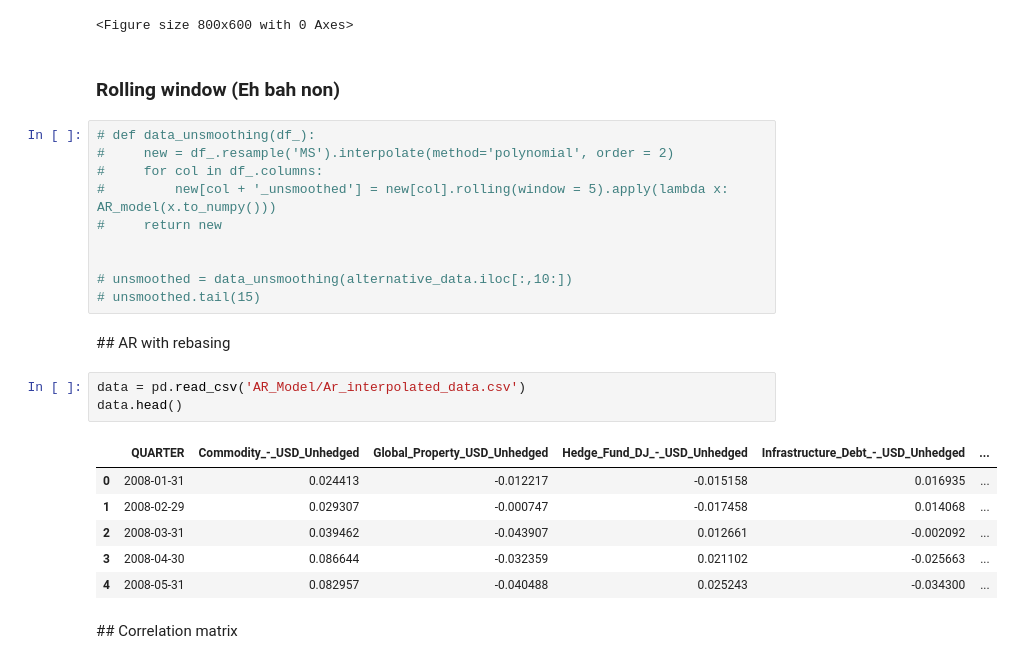
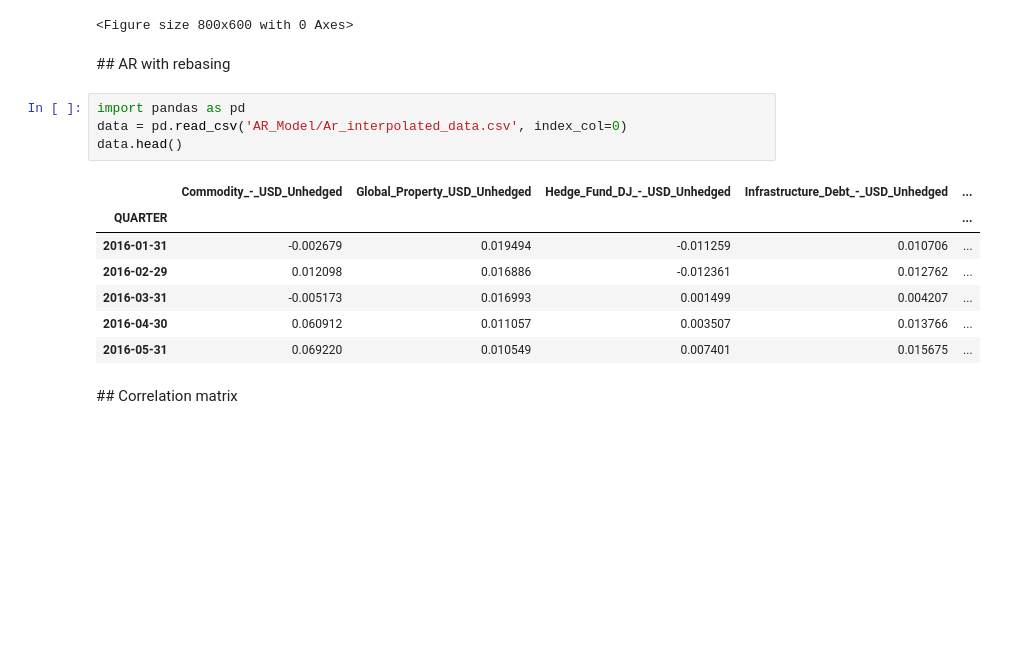
Before and after one commit to Perann/STAT_APP, a Jupyter notebook: main.ipynb, the cells around one changed output. Saved outputs shown, nothing was run; the diff lists cells and outputs as text; blank space fills up the shorter version.

```diff
--- a/main.ipynb
+++ b/main.ipynb
@@ -554,30 +554,20 @@ corr_matrix  = unsmoothed_linear[[col for col in unsmoothed_linear.columns if "u
 | Private_Equity_USD_Unhedged_unsmo... | 0.36 | 0.83 | 0.79 | -0.16 | ... |
 | UK_Property_Direct_-_USD_Unhedged... | 0.41 | 0.83 | 0.49 | -0.04 | ... |
 <Figure size 800x600 with 0 Axes>
-# %% [markdown]
-### Rolling window (Eh bah non)
-# %%
-# def data_unsmoothing(df_):
-#     new = df_.resample('MS').interpolate(method='polynomial', order = 2)
-#     for col in df_.columns:
-#         new[col + '_unsmoothed'] = new[col].rolling(window = 5).apply(lambda x: AR_model(x.to_numpy()))
-#     return new
-
-
-# unsmoothed = data_unsmoothing(alternative_data.iloc[:,10:])
-# unsmoothed.tail(15)
 # %% [markdown]
 ## AR with rebasing
 # %%
-data = pd.read_csv('AR_Model/Ar_interpolated_data.csv')
+import pandas as pd
+data = pd.read_csv('AR_Model/Ar_interpolated_data.csv', index_col=0)
 data.head()
 # %% [output]
-|  | QUARTER | Commodity_-_USD_Unhedged | Global_Property_USD_Unhedged | Hedge_Fund_DJ_-_USD_Unhedged | Infrastructure_Debt_-_USD_Unhedged | ... |
-| 0 | 2008-01-31 | 0.024413 | -0.012217 | -0.015158 | 0.016935 | ... |
-| 1 | 2008-02-29 | 0.029307 | -0.000747 | -0.017458 | 0.014068 | ... |
-| 2 | 2008-03-31 | 0.039462 | -0.043907 | 0.012661 | -0.002092 | ... |
-| 3 | 2008-04-30 | 0.086644 | -0.032359 | 0.021102 | -0.025663 | ... |
-| 4 | 2008-05-31 | 0.082957 | -0.040488 | 0.025243 | -0.034300 | ... |
+|  | Commodity_-_USD_Unhedged | Global_Property_USD_Unhedged | Hedge_Fund_DJ_-_USD_Unhedged | Infrastructure_Debt_-_USD_Unhedged | ... |
+| QUARTER |  |  |  |  | ... |
+| 2016-01-31 | -0.002679 | 0.019494 | -0.011259 | 0.010706 | ... |
+| 2016-02-29 | 0.012098 | 0.016886 | -0.012361 | 0.012762 | ... |
+| 2016-03-31 | -0.005173 | 0.016993 | 0.001499 | 0.004207 | ... |
+| 2016-04-30 | 0.060912 | 0.011057 | 0.003507 | 0.013766 | ... |
+| 2016-05-31 | 0.069220 | 0.010549 | 0.007401 | 0.015675 | ... |
 # %% [markdown]
 ## Correlation matrix
 # %%
```
Also changed, not shown: parts of 2 cells of this notebook, 2 other files.
